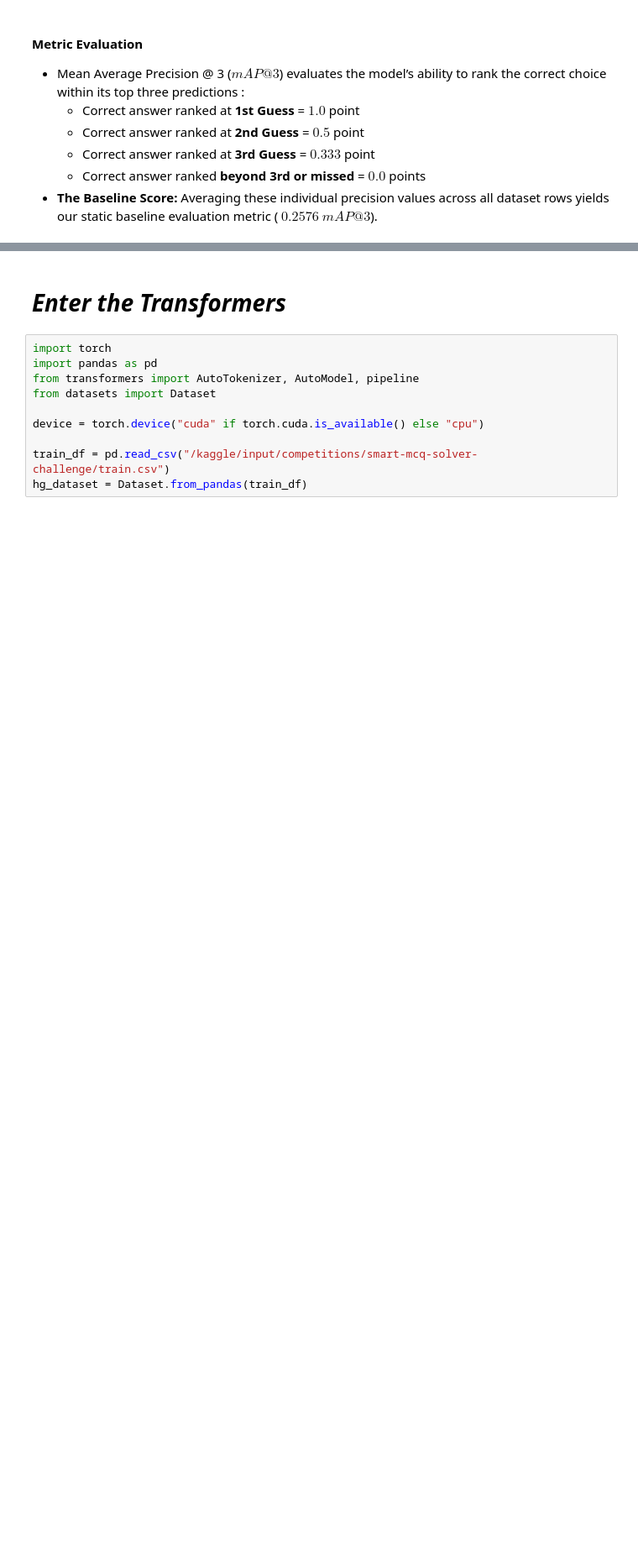
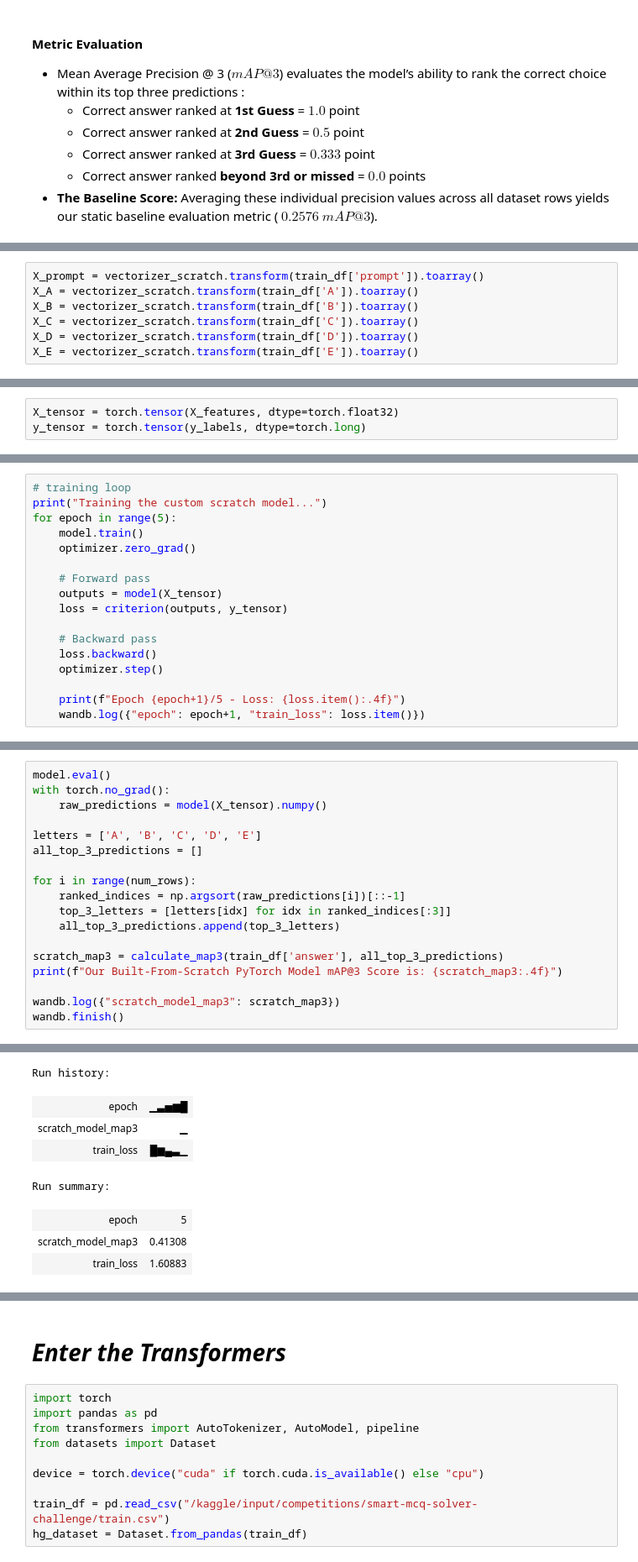
Before and after one commit to udayprattap/dl-genai-project-26-t2, a Jupyter notebook: kaggle_notebook.ipynb, the cells around one changed output, grey strips where cells are left out. Shown at 84% size. Saved outputs shown, nothing was run; the diff lists cells and outputs as text; blank space fills up the shorter version.

Commit message:
implementing a scratch model (MLP)

```diff
--- a/kaggle_notebook.ipynb
+++ b/kaggle_notebook.ipynb
@@ -270,0 +301,7 @@ Find logs at: ./wandb/run-20260718_155416-8zvxb1k2/logs
+# %%
+X_prompt = vectorizer_scratch.transform(train_df['prompt']).toarray()
+X_A = vectorizer_scratch.transform(train_df['A']).toarray()
+X_B = vectorizer_scratch.transform(train_df['B']).toarray()
+X_C = vectorizer_scratch.transform(train_df['C']).toarray()
+X_D = vectorizer_scratch.transform(train_df['D']).toarray()
+X_E = vectorizer_scratch.transform(train_df['E']).toarray()
@@ -270,0 +321,3 @@ Find logs at: ./wandb/run-20260718_155416-8zvxb1k2/logs
+# %%
+X_tensor = torch.tensor(X_features, dtype=torch.float32)
+y_tensor = torch.tensor(y_labels, dtype=torch.long)
@@ -270,0 +341,17 @@ Find logs at: ./wandb/run-20260718_155416-8zvxb1k2/logs
+# %%
+# training loop
+print("Training the custom scratch model...")
+for epoch in range(5):
+    model.train()
+    optimizer.zero_grad()
+
+    # Forward pass
+    outputs = model(X_tensor)
+    loss = criterion(outputs, y_tensor)
+
+    # Backward pass
+    loss.backward()
+    optimizer.step()
+
+    print(f"Epoch {epoch+1}/5 - Loss: {loss.item():.4f}")
+    wandb.log({"epoch": epoch+1, "train_loss": loss.item()})
@@ -270,0 +365,19 @@ Find logs at: ./wandb/run-20260718_155416-8zvxb1k2/logs
+# %%
+model.eval()
+with torch.no_grad():
+    raw_predictions = model(X_tensor).numpy()
+
+letters = ['A', 'B', 'C', 'D', 'E']
+all_top_3_predictions = []
+
+for i in range(num_rows):
+    ranked_indices = np.argsort(raw_predictions[i])[::-1]
+    top_3_letters = [letters[idx] for idx in ranked_indices[:3]]
+    all_top_3_predictions.append(top_3_letters)
+
+scratch_map3 = calculate_map3(train_df['answer'], all_top_3_predictions)
+print(f"Our Built-From-Scratch PyTorch Model mAP@3 Score is: {scratch_map3:.4f}")
+
+wandb.log({"scratch_model_map3": scratch_map3})
+wandb.finish()
+# %% [output]
@@ -270,0 +386,8 @@ Find logs at: ./wandb/run-20260718_155416-8zvxb1k2/logs
+Run history:
+| epoch | ▁▃▅▆█ |
+| scratch_model_map3 | ▁ |
+| train_loss | █▆▄▃▁ |
+Run summary:
+| epoch | 5 |
+| scratch_model_map3 | 0.41308 |
+| train_loss | 1.60883 |
```
Also changed, not shown: parts of 30 cells of this notebook.
